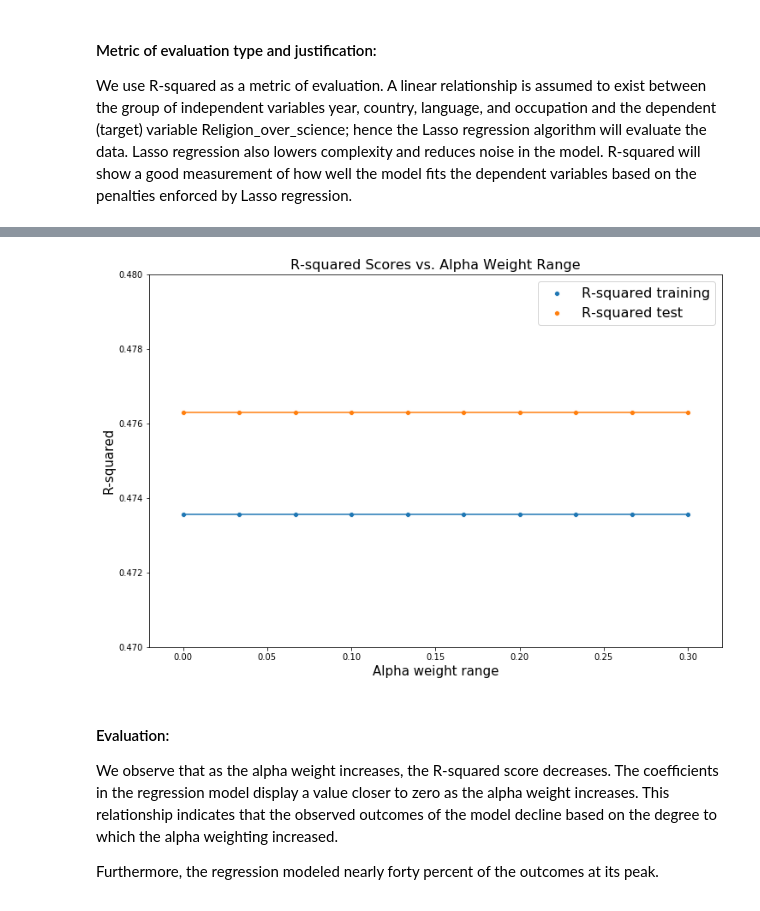
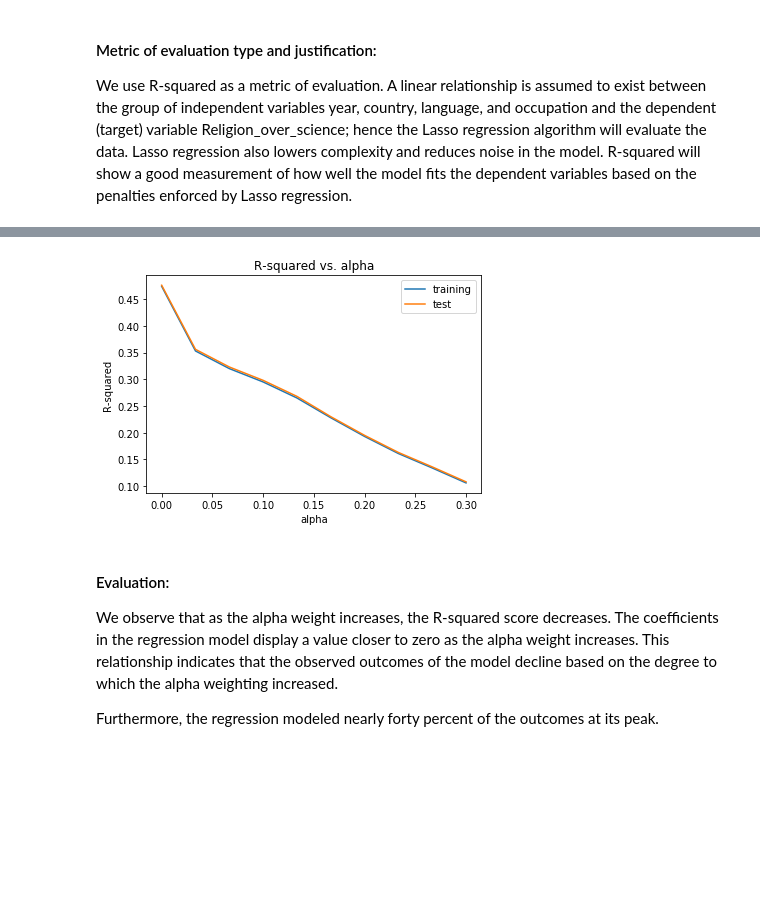
Before and after one commit to victorchenberkeley/ucb_w207_project_wvs, a Jupyter notebook: notebooks/frank_staszak_final_proj_baseline.ipynb, the cells around one changed output, grey strips where cells are left out. Drawn from its saved outputs; the diff is of its cells as text; code cells hidden in the pictures; blank space fills up the shorter version.

```diff
--- a/notebooks/frank_staszak_final_proj_baseline.ipynb
+++ b/notebooks/frank_staszak_final_proj_baseline.ipynb
@@ -41,6 +41,18 @@ from sklearn.preprocessing import LabelEncoder
 # Import the cleaned dataset - data.csv.
 df = pd.read_csv('/Users/frankstaszak/Desktop/207_team_project/data/data.csv')
 
+# Descriptions of all variables other than the renamed ones
+
+codebook = pd.read_csv("https://www.dropbox.com/s/yygyqp5yhqvmdiy/Description_Variables_simple.csv?dl=1")
+summary = pd.DataFrame(df.describe().T, columns=['count', 'mean', 'std', 'min', '25%', '50%', '75%', 'max']).reset_index()
+summary.rename(columns={"index": "variable_code"}, inplace=True)
+codebook = codebook.merge(summary, how='inner')
+pd.set_option('display.max_colwidth', None)
+print('-'*100)
+print('Descriptions of all variable labels other than the renamed ones')
+print('-'*100)
+codebook[['variable_code', 'variable_question']].style.set_properties(**{'text-align': 'left'})
+
 # *** Define data, train, and evaluate model. ********************************************
 
 # Define train/test data.
@@ -51,62 +63,35 @@ X = df.drop(columns=['Religion_over_science'])
 y = df['Religion_over_science']
 X_train, X_test, y_train, y_test = train_test_split(X, y, test_size=0.2, random_state=123)
 
-# Tuning
-# Use 5-fold cross validation for model evaluation.
-cv = RepeatedKFold(n_splits=5, n_repeats=3, random_state=1)
-# Use alpha range from 0.0001 up to 0.3 to remove unimportant variables.
+scores_train = []
+scores_test = []
+scores_time = []
 alpha = np.linspace(0.0001, 0.3, 10)
 
-# Encoders.
-categorical_preprocessor = OneHotEncoder(handle_unknown="ignore", sparse=False)
-numerical_preprocessor = StandardScaler()
+for i in alpha:
+    start_time = time.time()
+    model = make_pipeline(preprocessor, Lasso(alpha=i))
+    X_train, X_test, y_train, y_test = train_test_split(df[cols_X], df['Religion_over_science'], random_state=123, test_size=0.2)
+    _ = model.fit(X_train, y_train)
+    scores_train.append(model.score(X_train, y_train).round(3)) # in-the-sample score
+    scores_test.append(model.score(X_test, y_test).round(3)) # out-of-the-sample score
+    scores_time.append(time.time() - start_time) # time elapse for this model
 
-# Categorical and numeric cols.
-cols_category = ['age', 'sex', 'year', 'country', 'language', 'occupation']
-cols_numeric = [i for i in df.columns if i not in cols_category and i != 'Religion_over_science']
-cols_X = [i for i in df.columns if i != 'Religion_over_science']
-df.columns = ['Religion_over_science'] + cols_X
+report = pd.DataFrame({
+    'alpha': alpha,
+    'R2 (train)': scores_train,
+    'R2 (test)': scores_test,
+    'Time (sec)': scores_time
+})
 
-# Preprocessor.
-preprocessor = ColumnTransformer([
-    ('one-hot-encoder', categorical_preprocessor, cols_category),
-    ('standard_scaler', numerical_preprocessor, cols_numeric)])
-
-r2_train_scores = []
-r2_test_scores = []
-for i in range(10):
-    lasso_model = make_pipeline(
-        preprocessor,
-        LassoCV(alphas=alpha, cv=cv, n_jobs=1, verbose=True, random_state=123))
-    lasso_model.fit(X_train, y_train)
-    y_train_pred = lasso_model.predict(X_train)
-    y_test_pred = lasso_model.predict(X_test)
-    r2_train_scores.append(r2_score(y_train, y_train_pred))
-    r2_test_scores.append(r2_score(y_test, y_test_pred))
-# ****************************************************************************************
-
-# Create and display report.
-report = pd.DataFrame({
-    'Alpha range': alpha,
-    'R2 (train)': r2_train_scores,
-    'R2 (test)': r2_test_scores
-})
 display(report)
 
-# *** Visualize results, R-squared vs Alpha weights. *************************************
-
-# Plot the R-squared scores with the given range of alpha weights.
-fontsize = 16
-plt.figure(figsize=(12,8))
-plt.ylim([0.470, 0.480])
-plt.title('R-squared Scores vs. Alpha Weight Range', fontdict={'fontsize': fontsize})
-sns.scatterplot(alpha, r2_train_scores, label='R-squared training')
-plt.plot(alpha, r2_train_scores)
-sns.scatterplot(alpha, r2_test_scores, label='R-squared test')
-plt.plot(alpha, r2_test_scores)
-plt.xlabel('Alpha weight range', size=15)
-plt.ylabel('R-squared', size=15)
-plt.legend(prop={'size': fontsize})
+plt.plot(alpha, scores_train, label='training')
+plt.plot(alpha, scores_test, label='test')
+plt.legend()
+plt.xlabel('alpha')
+plt.ylabel('R-squared')
+plt.title('R-squared vs. alpha')
 plt.show()
-# ****************************************************************************************
+plt.close()
 # %% [output]
@@ -144,4 +112,4 @@ plt.show()
-[figure, old version]
+[figure, new version]
 # %% [markdown]
 
 #### Evaluation:
```
Also changed, not shown: parts of 6 cells of this notebook.
